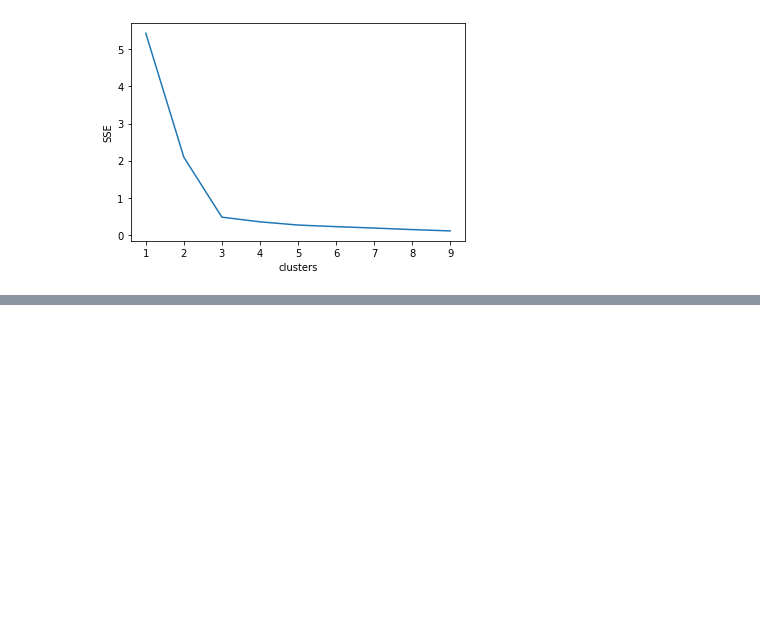
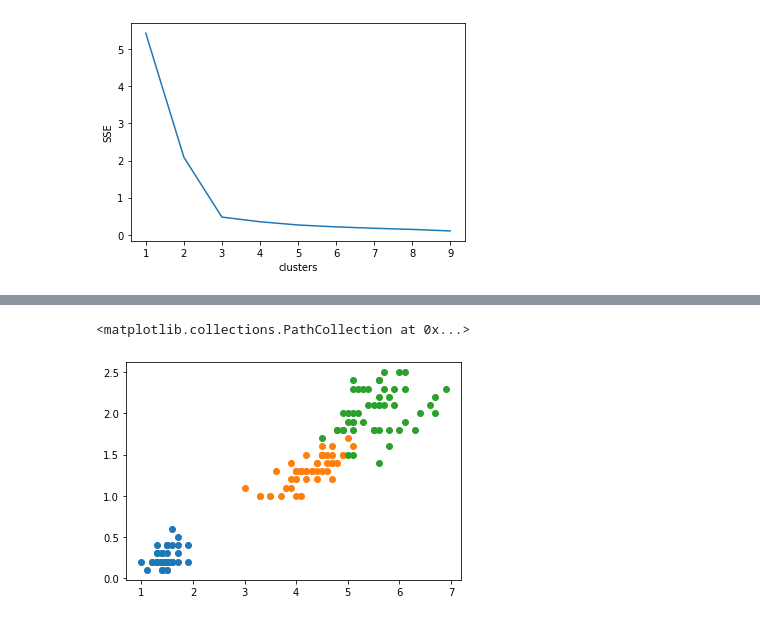
Before and after one commit to junaideveloper/ai_codes, a Jupyter notebook: K-Means/K-Means-Algorithm.ipynb, the cells around one changed output, grey strips where cells are left out. Cells and saved outputs as stored; diff of their text form; code cells hidden in the pictures; blank space fills up the shorter version.

```diff
--- a/K-Means/K-Means-Algorithm.ipynb
+++ b/K-Means/K-Means-Algorithm.ipynb
@@ -191,0 +205,4 @@ plt.plot(k_range,sse)
+# %%
+from sklearn.datasets import load_iris
+iris = load_iris()
+dir(iris)
@@ -191,0 +229,5 @@ plt.plot(k_range,sse)
+# %%
+df = pd.DataFrame(iris.data,columns=iris.feature_names)
+df['flower'] = iris.target
+df = df.drop(['sepal length (cm)','sepal width (cm)'],axis =1)
+df.head()
@@ -191,0 +241,13 @@ plt.plot(k_range,sse)
+# %%
+df1 = df[df['flower'] == 0]
+df2 = df[df['flower'] == 1]
+df3 = df[df['flower'] == 2]
+
+
+
+plt.scatter(df1['petal length (cm)'],df1['petal width (cm)'])
+plt.scatter(df2['petal length (cm)'],df2['petal width (cm)'])
+plt.scatter(df3['petal length (cm)'],df3['petal width (cm)'])
+# %% [output]
+<matplotlib.collections.PathCollection at 0x...>
+[figure, added]
```
Also changed, not shown: parts of 17 cells of this notebook.
